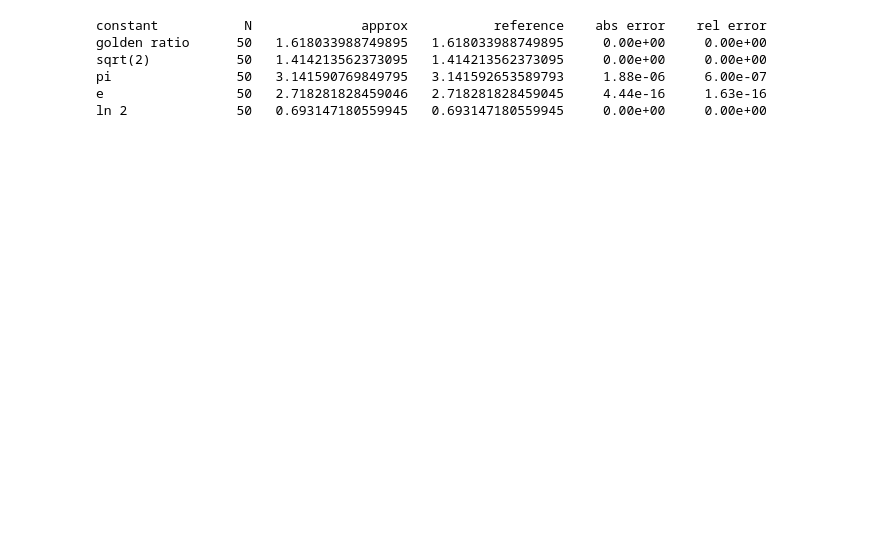
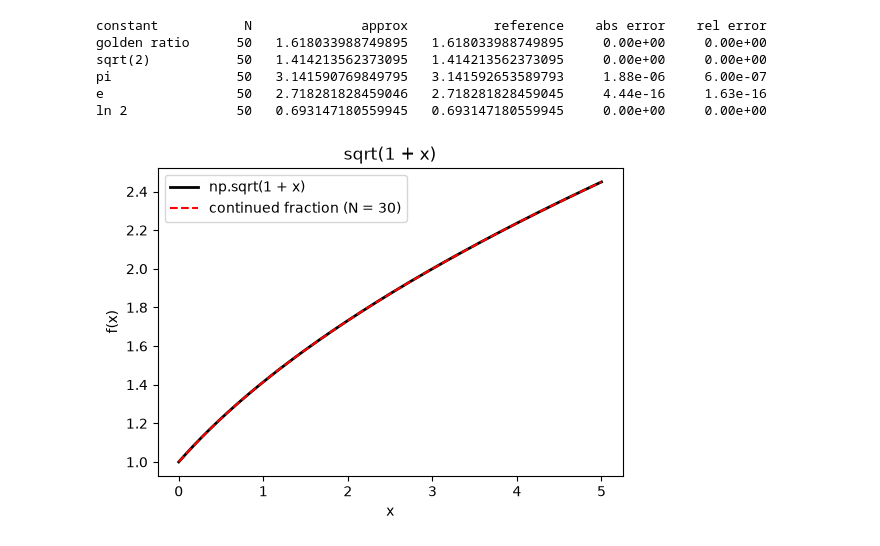
Before and after one commit to emily-anzalone/Math300-Project2, a Jupyter notebook: Project2.ipynb, the cells around one changed output. Cells and saved outputs as stored; diff of their text form; code cells hidden in the pictures; blank space fills up the shorter version.

Commit message:
Added functions and plots

```diff
--- a/Project2.ipynb
+++ b/Project2.ipynb
@@ -40,11 +48,9 @@ def ln2_cf(N):
 # %%
-rows = [
-    ("golden ratio", golden_ratio, 50,   (1 + np.sqrt(5)) / 2),
-    ("sqrt(2)",      sqrt2,        50,   np.sqrt(2)),
-    ("pi",           pi_cf,        50, np.pi),
-    ("e",            e_cf,         50,   np.e),
-    ("ln 2",         ln2_cf,       50,  np.log(2)),
-]
+rows = [("golden ratio", golden_ratio, 50, (1 + np.sqrt(5)) / 2),
+    ("sqrt(2)", sqrt2, 50, np.sqrt(2)),
+    ("pi", pi_cf, 50, np.pi),
+    ("e", e_cf, 50, np.e),
+    ("ln 2", ln2_cf, 50, np.log(2)),]
 
 print(f"{'constant':<14}{'N':>6}{'approx':>20}{'reference':>20}{'abs error':>13}{'rel error':>13}")
 for name, func, N, ref in rows:
@@ -60,0 +104,70 @@ ln 2              50   0.693147180559945   0.693147180559945     0.00e+00     0.
+# %%
+def np_sqrt1(x): return np.sqrt(1 + x)
+def np_ln1(x):   return np.log(1 + x)
+
+# sqrt(1 + x)
+N = 30
+x = np.linspace(0, 5, 200)
+
+plt.figure(figsize=(6, 4))
+plt.plot(x, np.sqrt(1 + x), "k", lw=2, label="np.sqrt(1 + x)")
+plt.plot(x, sqrt1px_cf(x, N), "r--", label=f"continued fraction (N = {N})")
+plt.xlabel("x")
+plt.ylabel("f(x)")
+plt.title("sqrt(1 + x)")
+plt.legend()
+plt.show()
+
+# ln(1 + x)
+N = 100
+x = np.linspace(0, 5, 101)
+
+plt.figure(figsize=(6, 4))
+plt.plot(x, np.log(1 + x), "k", lw=2, label="np.log(1 + x)")
+plt.plot(x, ln1px_cf(x, N), "r--", label=f"continued fraction (N = {N})")
+plt.xlabel("x")
+plt.ylabel("f(x)")
+plt.title("ln(1 + x)")
+plt.legend()
+plt.show()
+
+# tan x
+N = 30
+x = np.linspace(-1.5, 1.5, 101)
+
+plt.figure(figsize=(6, 4))
+plt.plot(x, np.tan(x), "k", lw=2, label="np.tan(x)")
+plt.plot(x, tan_cf(x, N), "r--", label=f"continued fraction (N = {N})")
+plt.xlabel("x")
+plt.ylabel("f(x)")
+plt.title("tan x")
+plt.legend()
+plt.show()
+
+# arctan x
+N = 60
+x = np.linspace(-3, 3, 101)
+
+plt.figure(figsize=(6, 4))
+plt.plot(x, np.arctan(x), "k", lw=2, label="np.arctan(x)")
+plt.plot(x, arctan_cf(x, N), "r--", label=f"continued fraction (N = {N})")
+plt.xlabel("x")
+plt.ylabel("f(x)")
+plt.title("arctan x")
+plt.legend()
+plt.show()
+
+# tanh x
+N = 30
+x = np.linspace(-4, 4, 101)
+
+plt.figure(figsize=(6, 4))
+plt.plot(x, np.tanh(x), "k", lw=2, label="np.tanh(x)")
+plt.plot(x, tanh_cf(x, N), "r--", label=f"continued fraction (N = {N})")
+plt.xlabel("x")
+plt.ylabel("f(x)")
+plt.title("tanh x")
+plt.legend()
+plt.show()
+# %% [output]
+[figure, added]
```
Also changed, not shown: parts of 4 cells of this notebook.
